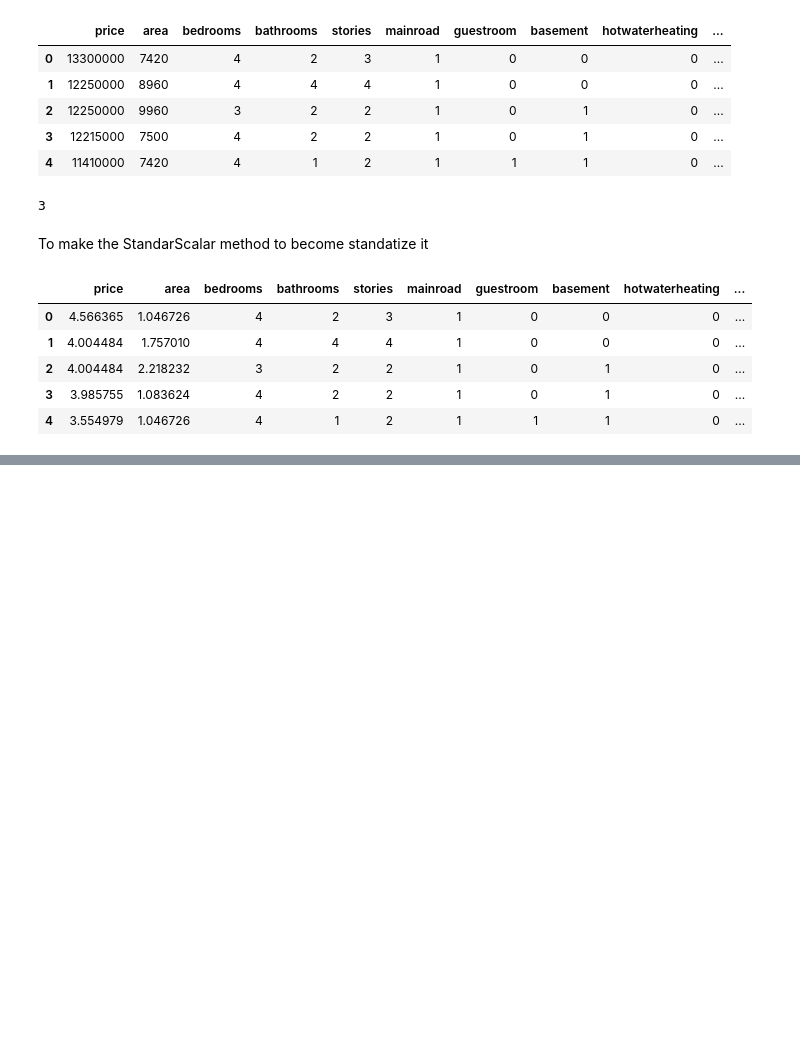
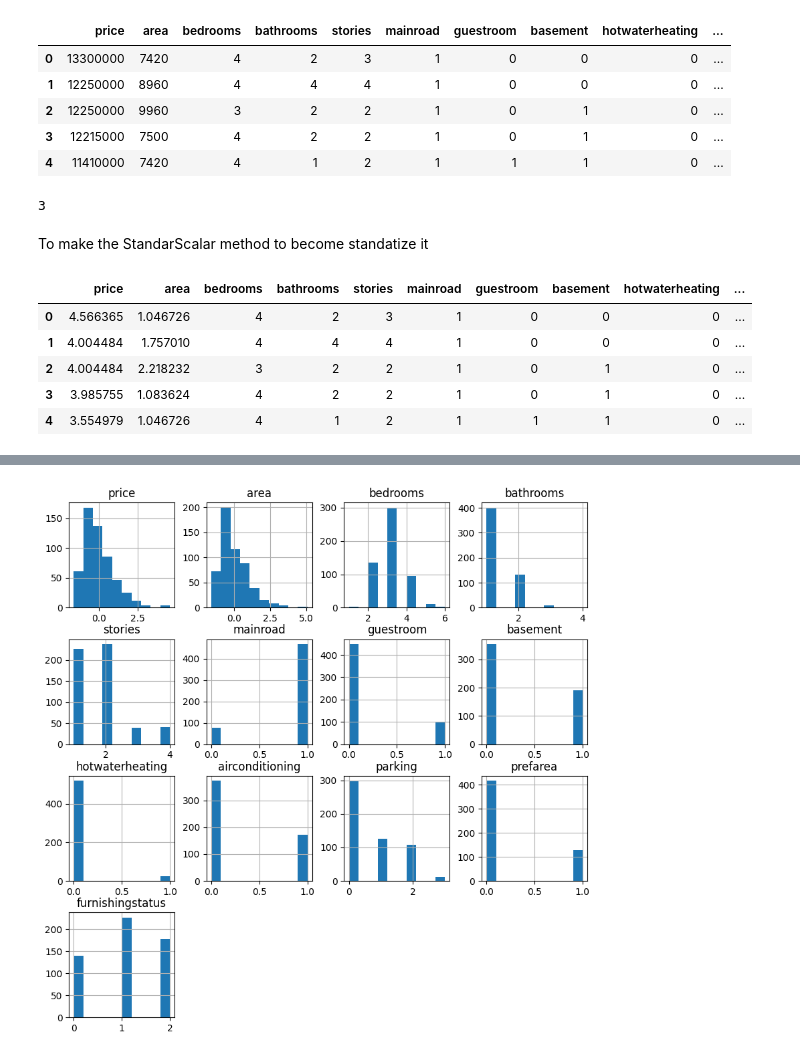
Before and after one commit to Aswin-S-Aswin/House_price_prediction_ML, a Jupyter notebook: House_pricing.ipynb, the cells around one changed output, grey strips where cells are left out. Drawn from its saved outputs; the diff is of its cells as text; code cells hidden in the pictures; blank space fills up the shorter version.

```diff
--- a/House_pricing.ipynb
+++ b/House_pricing.ipynb
@@ -118,0 +148,5 @@ df.head()
+# %%
+df.hist(figsize=(10,10),bins=10)
+plt.show()
+# %% [output]
+[figure, added]
```
Also changed, not shown: parts of 6 cells of this notebook.
